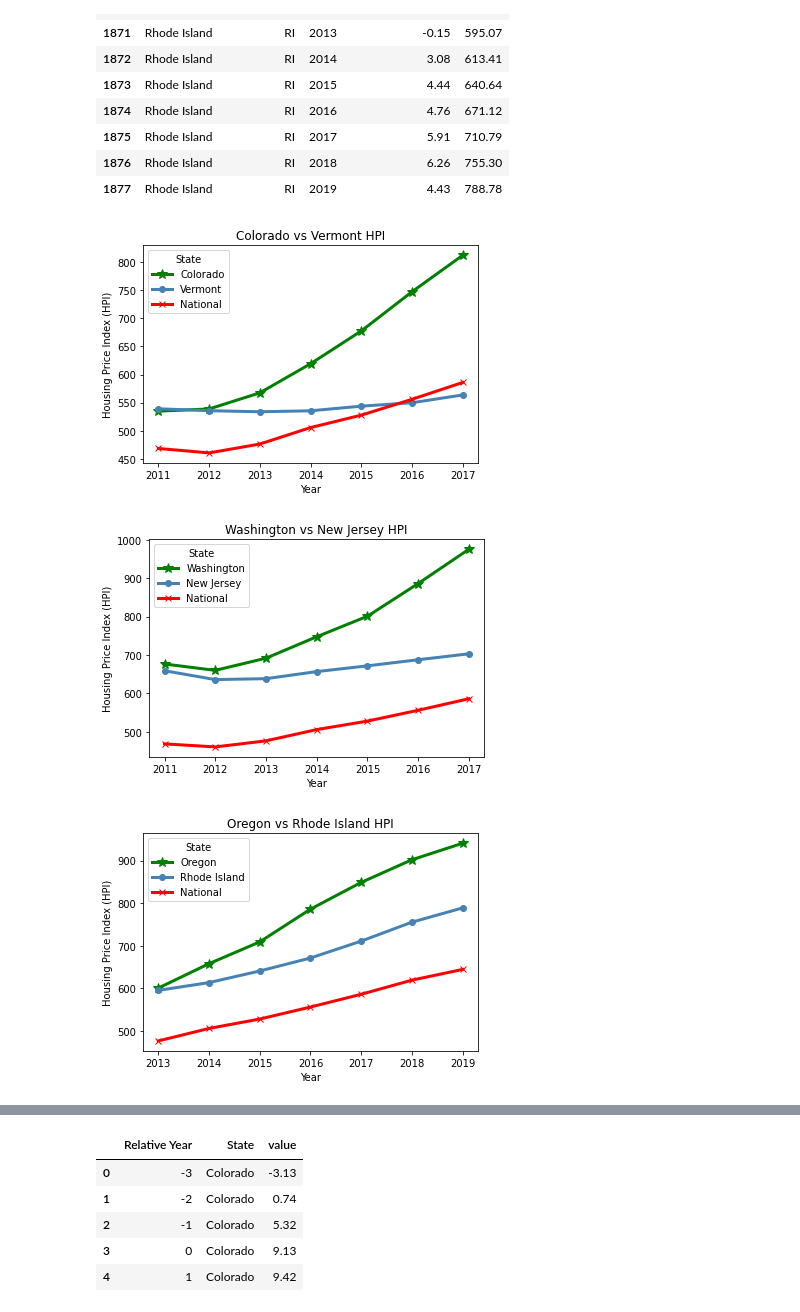
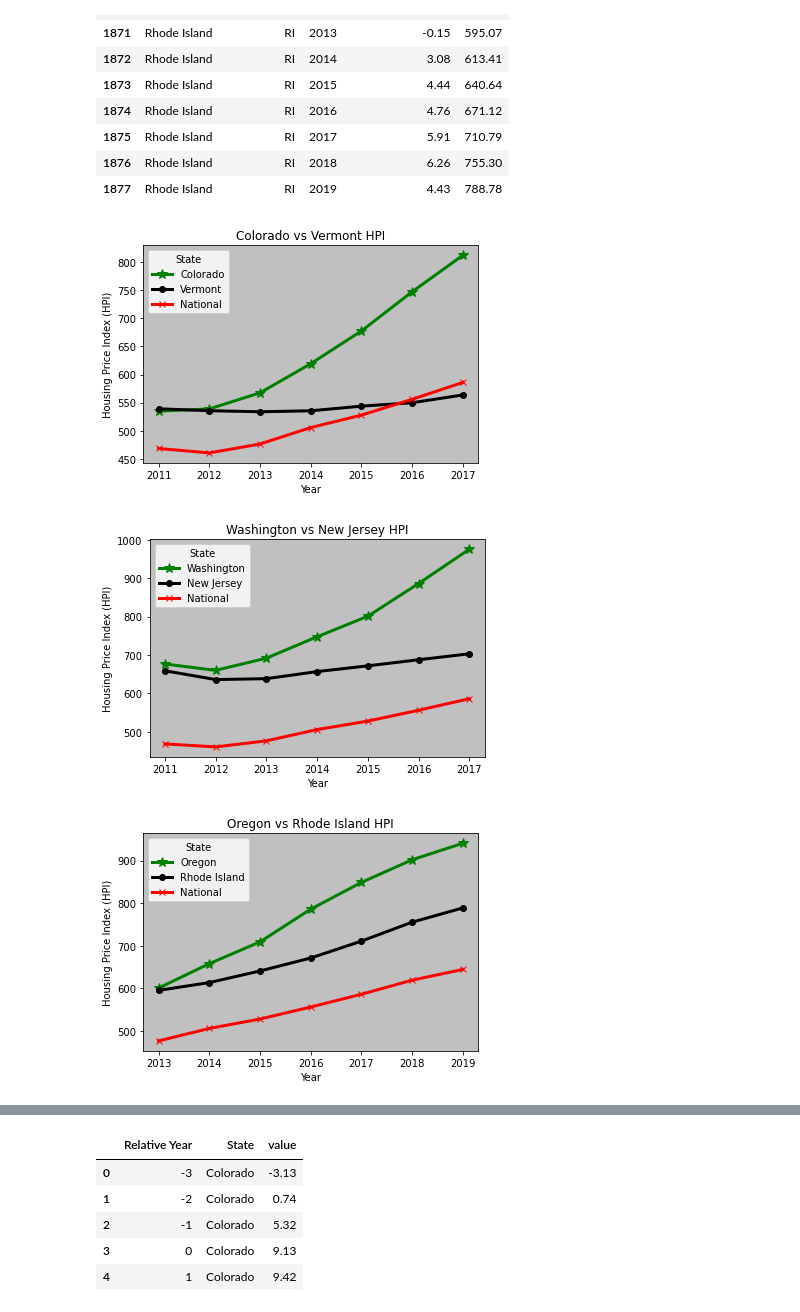
Before and after one commit to pbhan710/project01-group12, a Jupyter notebook: 1. Main/Main.ipynb, the cells around one changed output, grey strips where cells are left out. Saved outputs shown, nothing was run; the diff lists cells and outputs as text; code cells hidden in the pictures.

```diff
--- a/1. Main/Main.ipynb
+++ b/1. Main/Main.ipynb
@@ -130,34 +130,37 @@ oregon_df
 # %%
 ### Create line graph comparing HPI of Colorado and Vermont
 
 #Create pivot tables for plotting
 colorado_pivot = colorado_df.pivot(index='Year', columns='State', values='HPI')
 colorado_pivot = colorado_pivot.reset_index()
 
 colorado_percent = colorado_df.pivot(index='Year', columns='State', values='Annual Change (%)')
 colorado_percent = colorado_percent.reset_index()
 
 # Set variables and plot
 colorado_x = colorado_pivot['Year']
 colorado_y = colorado_pivot['Colorado']
 
 vermont_x = colorado_pivot['Year']
 vermont_y =colorado_pivot['Vermont']
 
 national_x = national_2011['Year']
 national_y = national_2011['HPI']
 
+ax = plt.axes()
+ax.set_facecolor('silver')
 colorado = plt.plot(colorado_x, colorado_y, color='g', linewidth=3, marker = '*', markersize=10)
-vermont = plt.plot(vermont_x, vermont_y, color='steelblue', linewidth=3, marker='o')
-us_2011 = plt.plot(national_x, national_y, color='r', linewidth=3, marker='x')
+vermont = plt.plot(vermont_x, vermont_y, color='black', linewidth=3, marker='o')
+us_2011 = plt.plot(national_x, national_y, color='red', linewidth=3, marker='x')
 plt.title('Colorado vs Vermont HPI')
 plt.xlabel('Year')
 plt.ylabel('Housing Price Index (HPI)')
 plt.legend(['Colorado', 'Vermont', 'National'], loc='best', title='State')
 plt.savefig('images/colorado_vermont.png', facecolor='white')
+
 plt.show()
 # %% [output]
-[figure, old version]
+[figure, new version]
 # %%
 ### Create line graph comparing HPI of Washington and New Jersey
 
@@ -178,8 +181,10 @@ jersey_y =washington_pivot['New Jersey']
 national_x = national_2011['Year']
 national_y = national_2011['HPI']
 
+ax = plt.axes()
+ax.set_facecolor('silver')
 washington = plt.plot(washington_x, washington_y, color='g', linewidth=3, marker = '*', markersize=10)
-jersey = plt.plot(jersey_x, jersey_y, color='steelblue', linewidth=3, marker='o')
+jersey = plt.plot(jersey_x, jersey_y, color='black', linewidth=3, marker='o')
 us_2011 = plt.plot(national_x, national_y, color='r', linewidth=3, marker='x')
 plt.title('Washington vs New Jersey HPI')
 plt.xlabel('Year')
@@ -188,7 +193,7 @@ plt.legend(['Washington', 'New Jersey', 'National'], loc='best', title='State')
 plt.savefig('images/washington_jersey.png', facecolor='white')
 plt.show()
 # %% [output]
-[figure, old version]
+[figure, new version]
 # %%
 ### Create line graph comparing HPI of Oregon and Rhode Island
 
@@ -209,8 +214,10 @@ rhode_y = oregon_pivot['Rhode Island']
 national_x = national_2013['Year']
 national_y = national_2013['HPI']
 
+ax = plt.axes()
+ax.set_facecolor('silver')
 oregon = plt.plot(oregon_x, oregon_y, color='g', linewidth=3, marker = '*', markersize=10)
-rhode = plt.plot(rhode_x, rhode_y, color='steelblue', linewidth=3, marker='o')
+rhode = plt.plot(rhode_x, rhode_y, color='black', linewidth=3, marker='o')
 us_2013 = plt.plot(national_x, national_y, color='r', linewidth=3, marker='x')
 plt.title('Oregon vs Rhode Island HPI')
 plt.xlabel('Year')
@@ -219,7 +226,7 @@ plt.legend(['Oregon', 'Rhode Island', 'National'], loc='best', title='State')
 plt.savefig('images/oregon_rhode.png', facecolor='white')
 plt.show()
 # %% [output]
-[figure, old version]
+[figure, new version]
 # %%
 # Create list holding the relative year for when a state legalized and add column to each df
 relative_year = [-3, -2, -1, 0, 1, 2, 3]
```
Also changed, not shown: parts of 6 cells of this notebook, 7 other files.
